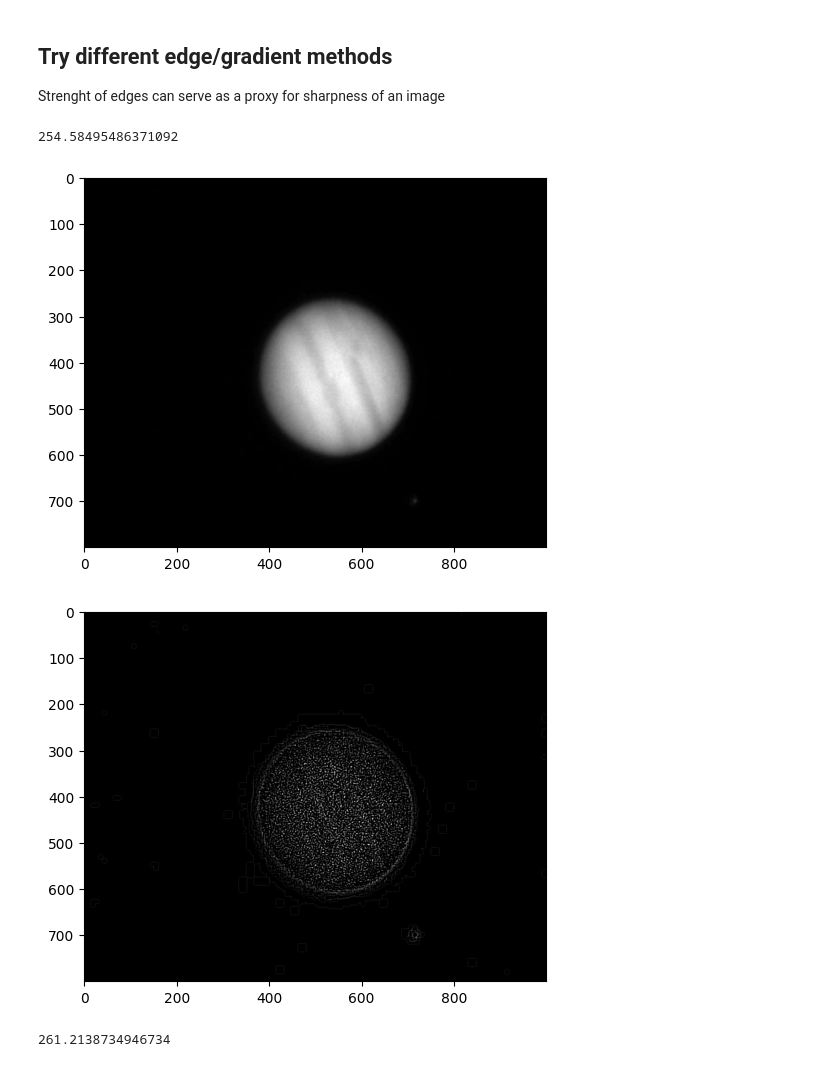
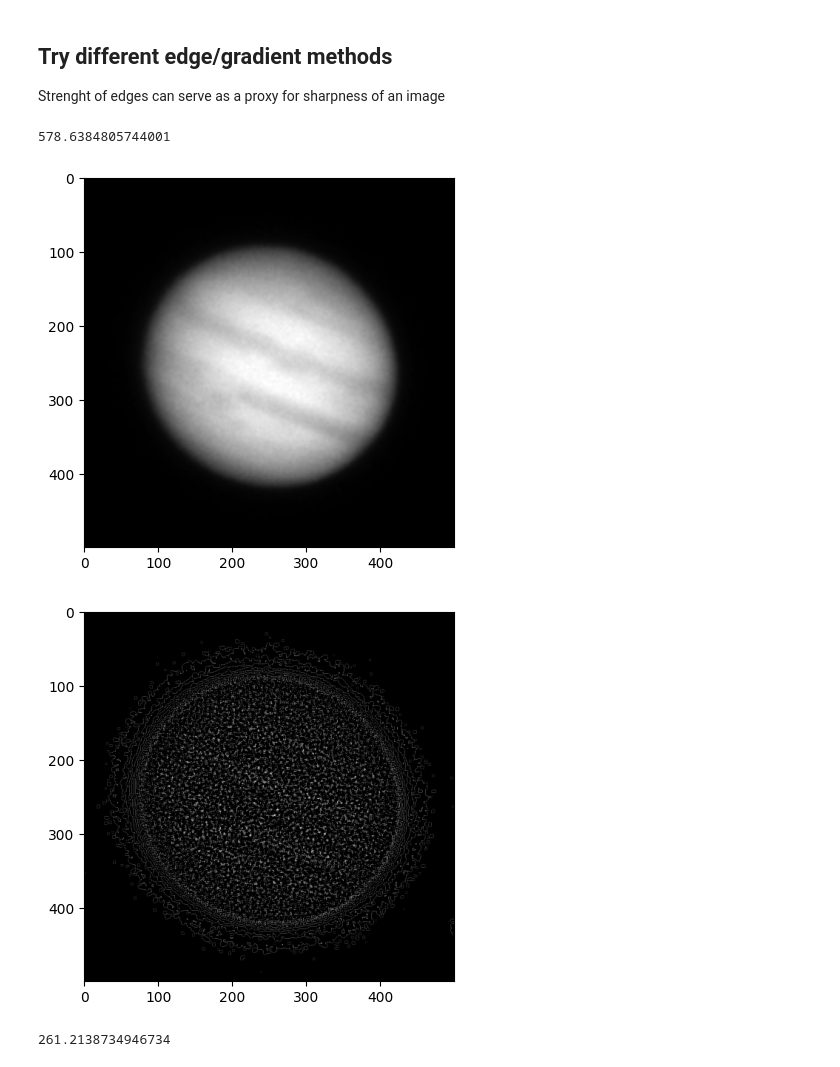
Before and after one commit to joypauls/planetary-flow, a Jupyter notebook: notebooks/global_quality_poc.ipynb, the cells around one changed output. Cells and saved outputs as stored; diff of their text form; code cells hidden in the pictures.

```diff
--- a/notebooks/global_quality_poc.ipynb
+++ b/notebooks/global_quality_poc.ipynb
@@ -15,15 +15,15 @@ import matplotlib.pyplot as plt
 # read in test images
 
 # sharp-ish frame
-jupiter_frame1 = cv2.imread("../tests/data/images/jupiter_frame_highq.png")
+jupiter_hq = cv2.imread("../tests/data/images/jupiter_high_quality.png")
 
 # blurry frame
-jupiter_frame2 = cv2.imread("../tests/data/images/jupiter_frame_lowq.png")
+jupiter_lq = cv2.imread("../tests/data/images/jupiter_low_quality.png")
 
-# very very low noise
-moon = cv2.imread("../tests/data/images/moon_stacked_sharpened.jpg")
+# # very very low noise
+# moon = cv2.imread("../tests/data/images/moon_stacked_sharpened.jpg")
 
-print(jupiter_frame1.dtype)
+print(jupiter_hq.dtype)
 # %% [output]
 uint8
 # %%
@@ -110,19 +124,19 @@ Strenght of edges can serve as a proxy for sharpness of an image
 # %%
 # laplacian method
 
-lum = cv2.cvtColor(jupiter_frame1, cv2.COLOR_BGR2Lab)[:, :, 0]
-lum = cv2.GaussianBlur(lum, (3, 3), 0)
-edges = cv2.Laplacian(lum, -1, ksize=5)
+lum = cv2.cvtColor(jupiter_hq, cv2.COLOR_BGR2Lab)[:, :, 0]
+lum = cv2.GaussianBlur(lum, (7, 7), 0)
+edges = cv2.Laplacian(lum, -1, ksize=3)
 edges = cv2.normalize(edges, None, 0, 255, cv2.NORM_MINMAX, dtype=cv2.CV_8U)
 
 print(edges.var())
 
 plot(lum, False)
 plot(edges, False)
 # %% [output]
-254.58495486371092
+578.6384805744001
-[figure, old version]
+[figure, new version]
-[figure, old version]
+[figure, new version]
 # %%
 # laplacian method
 
```
Also changed, not shown: parts of 9 cells of this notebook, 10 other files.
